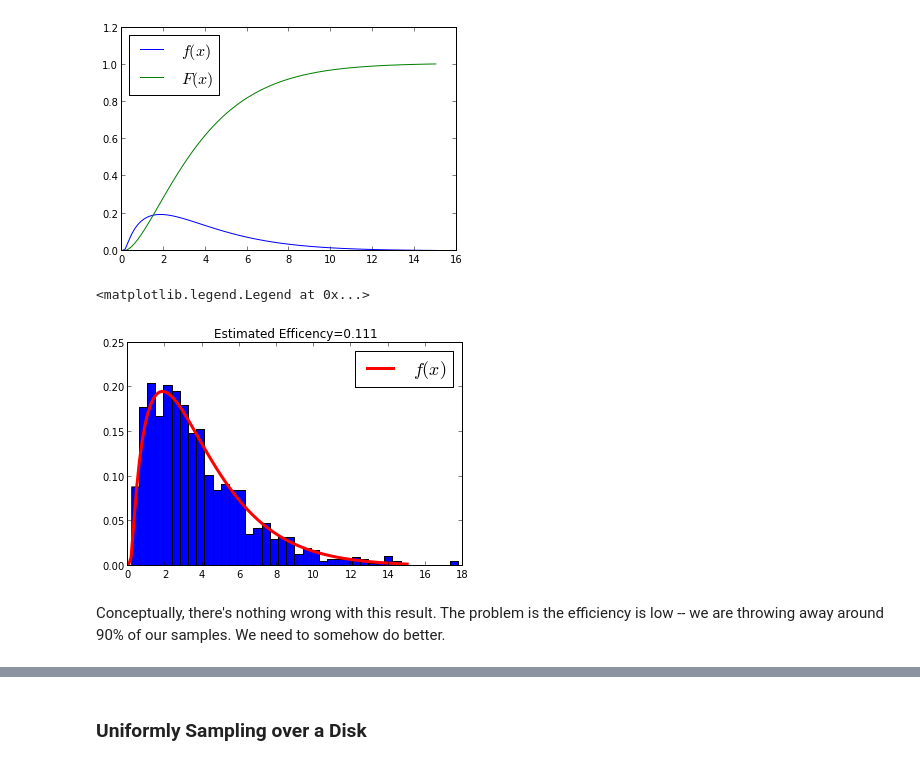
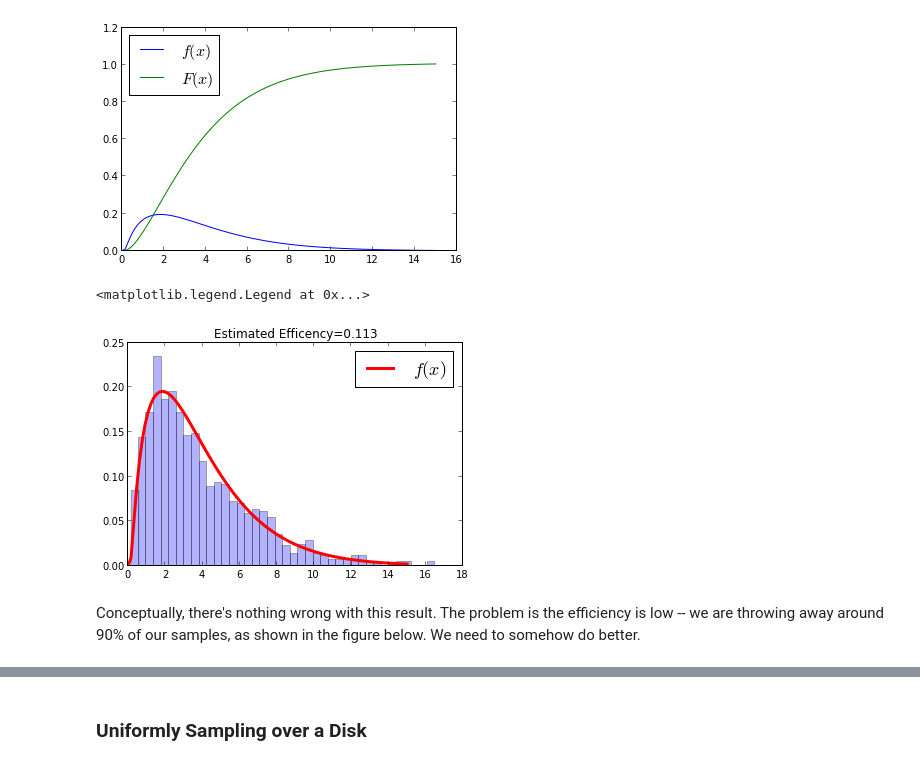
Before and after one commit to unpingco/Pig-in-the-Python, a Jupyter notebook: Sampling_Monte_Carlo.ipynb, the cells around one changed output, grey strips where cells are left out. Drawn from its saved outputs; the diff is of its cells as text; code cells hidden in the pictures.

```diff
--- a/Sampling_Monte_Carlo.ipynb
+++ b/Sampling_Monte_Carlo.ipynb
@@ -157,16 +157,16 @@ ax.legend(loc=0,fontsize=16);
 # %%
 M=.3
 u1 = rand(10000)*30
 u2 = rand(10000)
 idx=where(u2<=f(u1)/M)[0]
 v = u1[idx]
 fig,ax=subplots()
-ax.hist(v,normed=1,bins=40)
+ax.hist(v,normed=1,bins=40,alpha=.3)
 ax.plot(x,fx,'r',lw=3.,label='$f(x)$')
 ax.set_title('Estimated Efficency=%3.3f'%(len(v)/len(u1)))
 ax.legend(fontsize=18)
 # %% [output]
 <matplotlib.legend.Legend at 0x...>
-[figure, old version]
+[figure, new version]
 # %% [markdown]
-Conceptually, there's nothing wrong with this result. The problem is the efficiency is low -- we are throwing away around 90% of our samples. We need to somehow do better.
+Conceptually, there's nothing wrong with this result. The problem is the efficiency is low -- we are throwing away around 90% of our samples, as shown in the figure below. We need to somehow do better.
```
Also changed, not shown: parts of 10 cells of this notebook.
